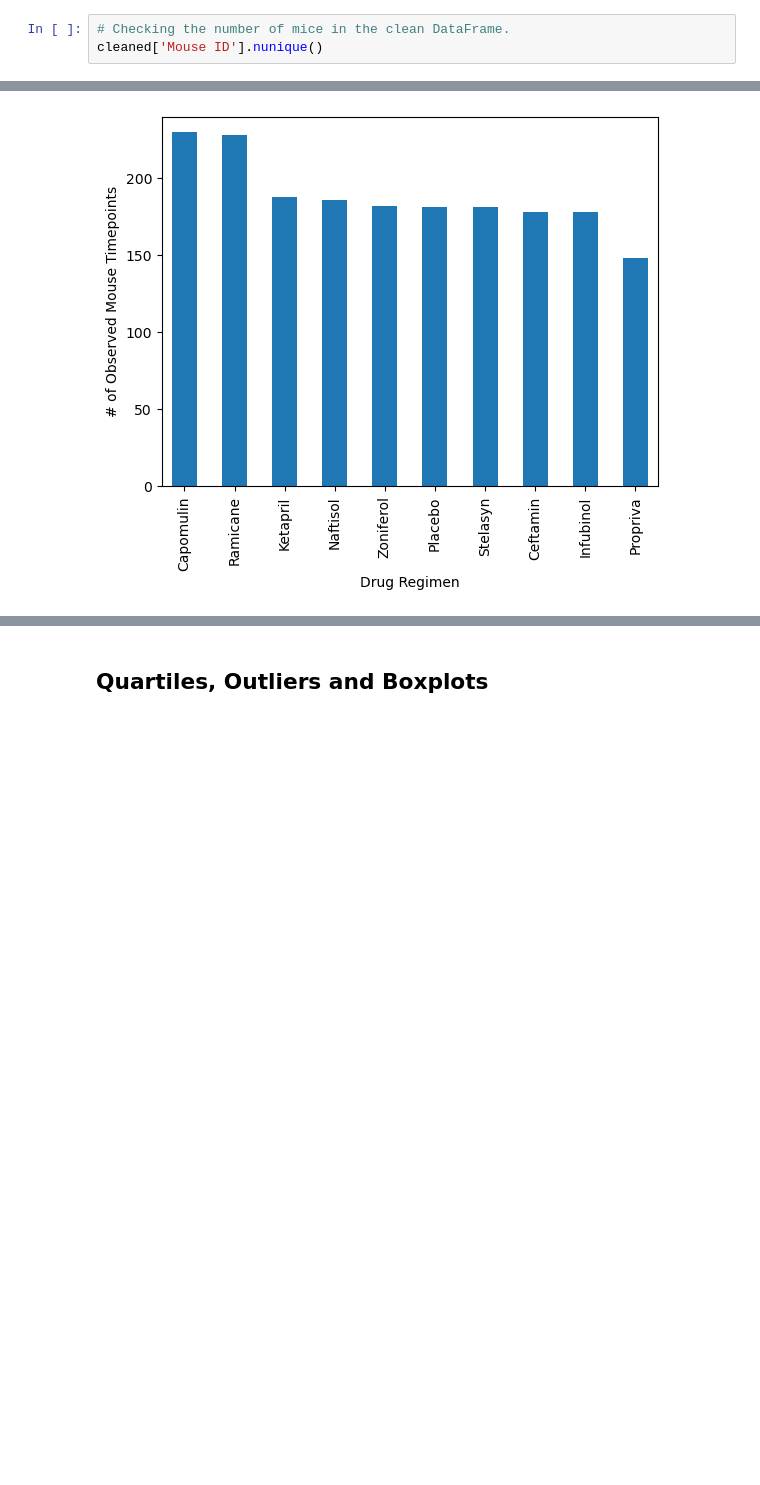
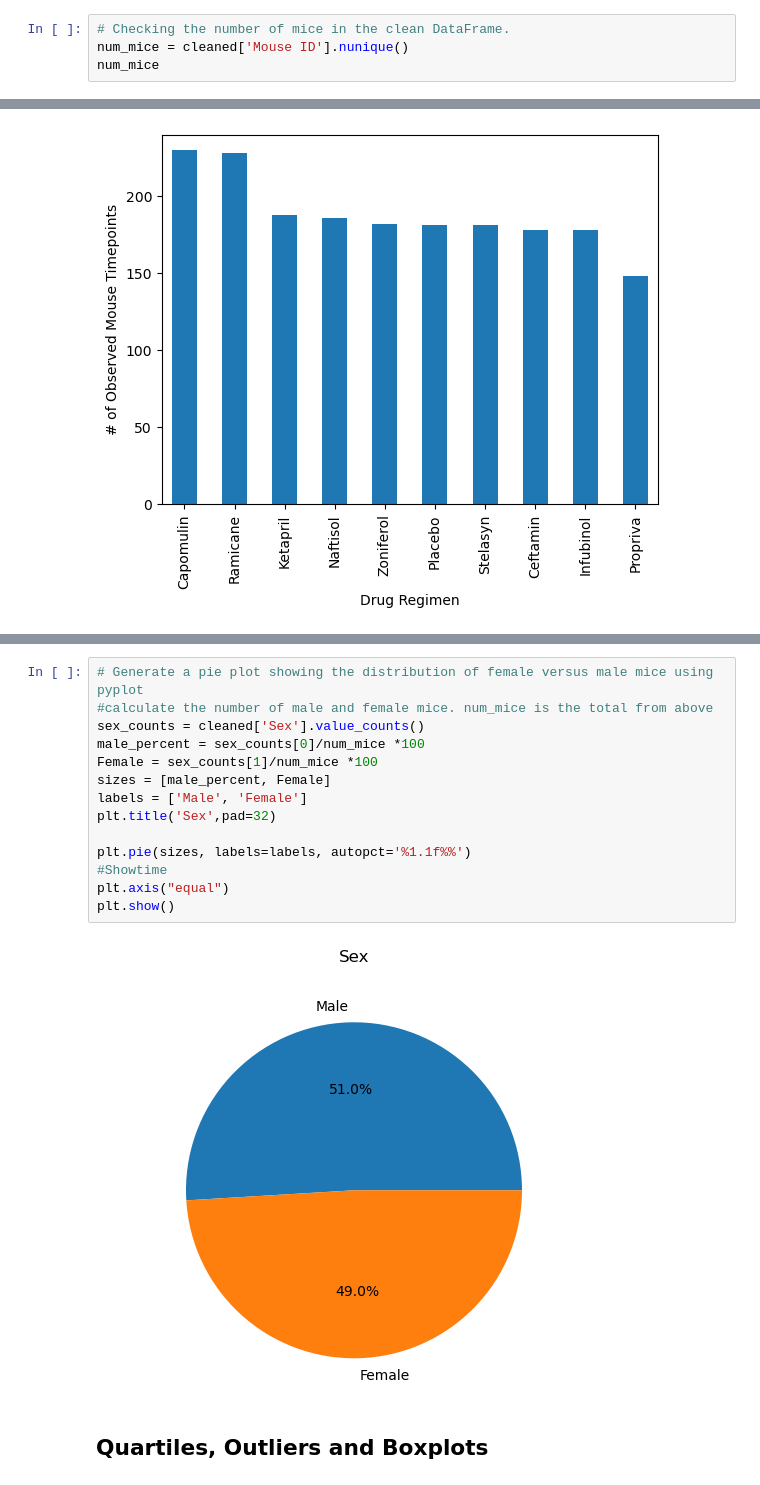
Before and after one commit to Shannon-Lloyd/Squamous-Cell-Carcinoma-SCC---Matplotlib, a Jupyter notebook: pymaceuticals.ipynb, the cells around one changed output, grey strips where cells are left out. Drawn from its saved outputs; the diff is of its cells as text; blank space fills up the shorter version.

```diff
--- a/pymaceuticals.ipynb
+++ b/pymaceuticals.ipynb
@@ -84,7 +84,8 @@ cleaned.head()
 | 4 | c819 | 0 | 45.0 | 0 | Ketapril | Male | 21 | ... |
 # %%
 # Checking the number of mice in the clean DataFrame.
-cleaned['Mouse ID'].nunique()
+num_mice = cleaned['Mouse ID'].nunique()
+num_mice
 # %% [output]
 248
 # %% [markdown]
@@ -196,3 +197,19 @@ plt.show()
+# %%
+# Generate a pie plot showing the distribution of female versus male mice using pyplot
+#calculate the number of male and female mice. num_mice is the total from above
+sex_counts = cleaned['Sex'].value_counts()
+male_percent = sex_counts[0]/num_mice *100
+Female = sex_counts[1]/num_mice *100
+sizes = [male_percent, Female]
+labels = ['Male', 'Female']
+plt.title('Sex',pad=32)
+
+plt.pie(sizes, labels=labels, autopct='%1.1f%%')
+#Showtime
+plt.axis("equal")
+plt.show()
+# %% [output]
+[figure, added]
 # %% [markdown]
 ## Quartiles, Outliers and Boxplots
 # %%
```
Also changed, not shown: parts of 2 cells of this notebook.
